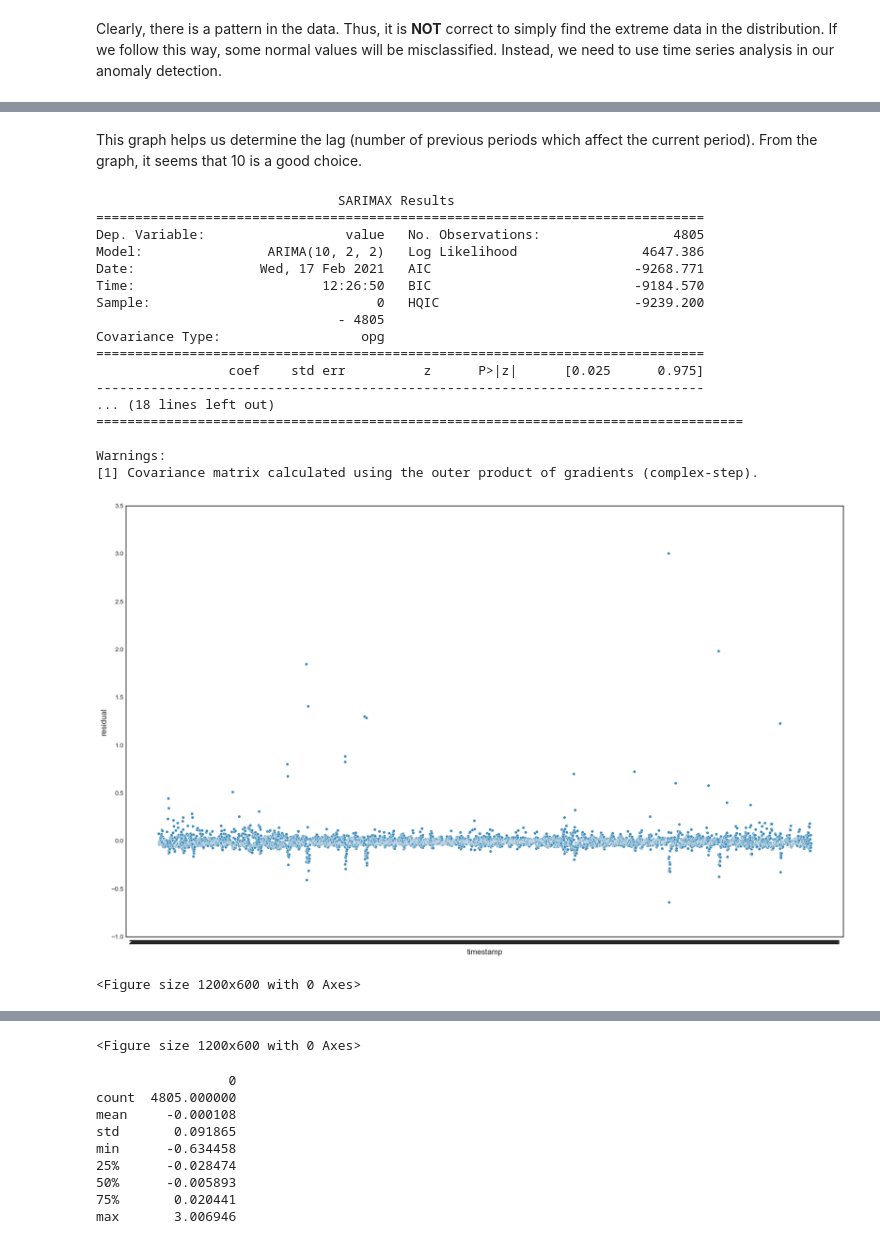
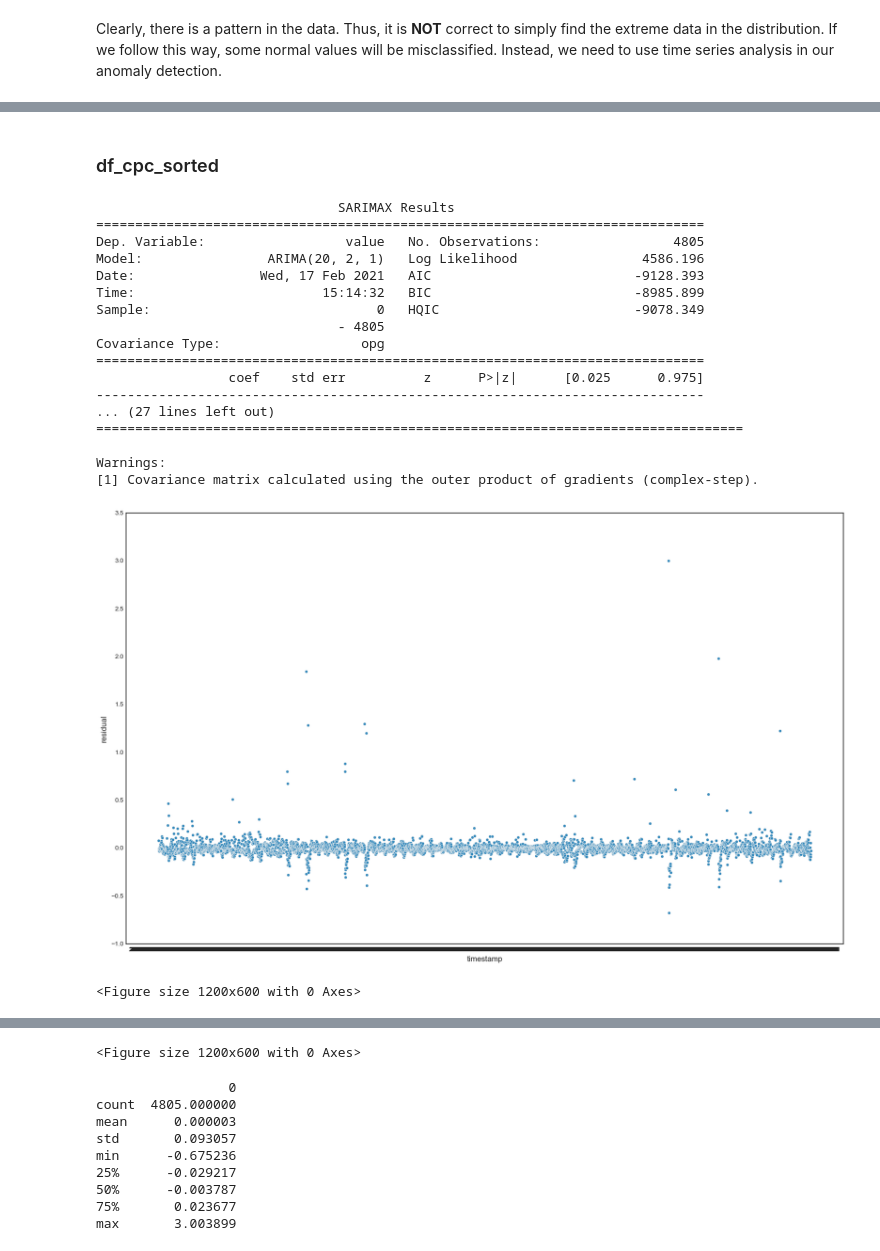
Before and after one commit to zixiaohuang9874/AnamolyDetectionMain, a Jupyter notebook: AnomalyDetectionMain.ipynb, the cells around one changed output, grey strips where cells are left out. Saved outputs shown, nothing was run; the diff lists cells and outputs as text; code cells hidden in the pictures.

```diff
--- a/AnomalyDetectionMain.ipynb
+++ b/AnomalyDetectionMain.ipynb
@@ -147,46 +143,46 @@ plt.show()
-# %% [markdown]
-This graph helps us determine the lag (number of previous periods which affect the current period). From the graph, it seems that 10 is a good choice.
+# %% [markdown]
+### df_cpc_sorted
 # %%
 from statsmodels.tsa.arima.model import ARIMA
 
 # fit model
-model = ARIMA(df_cpc_sorted['value'], order=(10, 2, 2))
+model = ARIMA(df_cpc_sorted['value'], order=(20, 2, 1))
 model_fit = model.fit()
 
 # summary of fit model
 print(model_fit.summary())
 
-# line plot of residuals
+# plot of residuals
 residuals = pd.DataFrame(model_fit.resid)
 df_cpc_sorted['residual'] = list(residuals.loc[:,0])
 df_cpc_sorted.plot.scatter(x = 'timestamp', y = 'residual')
 plt.figure(figsize = (12, 6))
 plt.show()
 
 # density plot of residuals
 residuals.plot(kind = 'kde')
 plt.figure(figsize = (12, 6))
 plt.show()
 
 # summary stats of residuals
 print(residuals.describe())
 # %% [output]
                                SARIMAX Results
 ==============================================================================
 Dep. Variable:                  value   No. Observations:                 4805
-Model:                ARIMA(10, 2, 2)   Log Likelihood                4647.386
-Date:                Wed, 17 Feb 2021   AIC                          -9268.771
-Time:                        12:26:50   BIC                          -9184.570
-Sample:                             0   HQIC                         -9239.200
+Model:                ARIMA(20, 2, 1)   Log Likelihood                4586.196
+Date:                Wed, 17 Feb 2021   AIC                          -9128.393
+Time:                        15:14:32   BIC                          -8985.899
+Sample:                             0   HQIC                         -9078.349
                                - 4805
 Covariance Type:                  opg
 ==============================================================================
                  coef    std err          z      P>|z|      [0.025      0.975]
 ------------------------------------------------------------------------------
-... (18 lines left out)
+... (27 lines left out)
 ===================================================================================
 
 Warnings:
 [1] Covariance matrix calculated using the outer product of gradients (complex-step).
-[figure, old version]
+[figure, new version]
 <Figure size 1200x600 with 0 Axes>
@@ -194,10 +190,10 @@ Warnings:
 <Figure size 1200x600 with 0 Axes>
                  0
 count  4805.000000
-mean     -0.000108
-std       0.091865
-min      -0.634458
-25%      -0.028474
-50%      -0.005893
-75%       0.020441
-max       3.006946
+mean      0.000003
+std       0.093057
+min      -0.675236
+25%      -0.029217
+50%      -0.003787
+75%       0.023677
+max       3.003899
```
Also changed, not shown: parts of 25 cells of this notebook, 1 other file.
